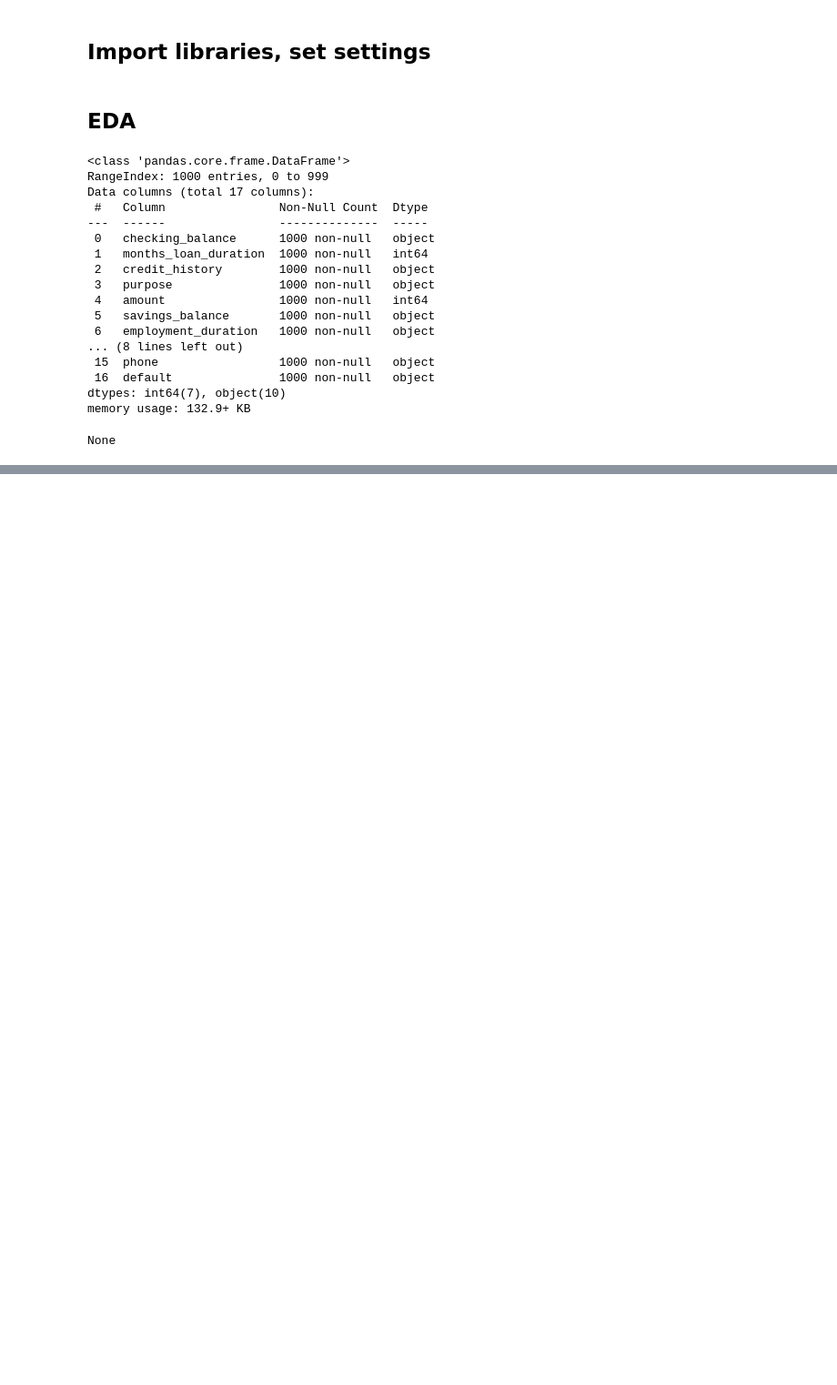
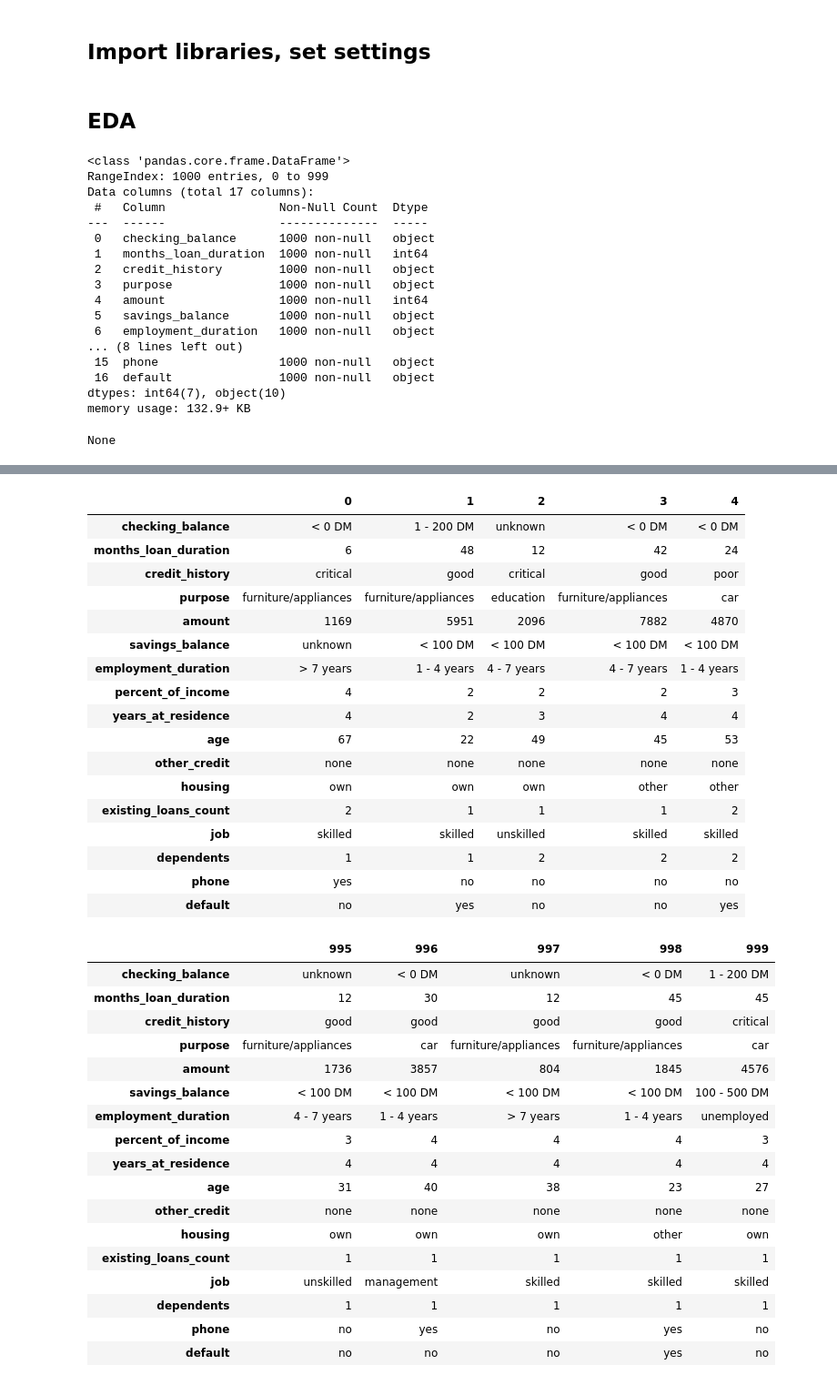
Before and after one commit to AustinCC-CSSO/ACC-ACM-ML-Master-Template, a Jupyter notebook: mastertemplate.ipynb, the cells around one changed output, grey strips where cells are left out. Shown at 91% size. Saved outputs shown, nothing was run; the diff lists cells and outputs as text; code cells hidden in the pictures; blank space fills up the shorter version.

```diff
--- a/mastertemplate.ipynb
+++ b/mastertemplate.ipynb
@@ -47,0 +170,40 @@ None
+# %%
+# head, tail, sample TRANSPOSED
+display(df.head(5).T,df.tail(5).T,df.sample(5).T)
+# %% [output]
+|  | 0 | 1 | 2 | 3 | 4 |
+| checking_balance | < 0 DM | 1 - 200 DM | unknown | < 0 DM | < 0 DM |
+| months_loan_duration | 6 | 48 | 12 | 42 | 24 |
+| credit_history | critical | good | critical | good | poor |
+| purpose | furniture/appliances | furniture/appliances | education | furniture/appliances | car |
+| amount | 1169 | 5951 | 2096 | 7882 | 4870 |
+| savings_balance | unknown | < 100 DM | < 100 DM | < 100 DM | < 100 DM |
+| employment_duration | > 7 years | 1 - 4 years | 4 - 7 years | 4 - 7 years | 1 - 4 years |
+| percent_of_income | 4 | 2 | 2 | 2 | 3 |
+| years_at_residence | 4 | 2 | 3 | 4 | 4 |
+| age | 67 | 22 | 49 | 45 | 53 |
+| other_credit | none | none | none | none | none |
+| housing | own | own | own | other | other |
+| existing_loans_count | 2 | 1 | 1 | 1 | 2 |
+| job | skilled | skilled | unskilled | skilled | skilled |
+| dependents | 1 | 1 | 2 | 2 | 2 |
+| phone | yes | no | no | no | no |
+| default | no | yes | no | no | yes |
+|  | 995 | 996 | 997 | 998 | 999 |
+| checking_balance | unknown | < 0 DM | unknown | < 0 DM | 1 - 200 DM |
+| months_loan_duration | 12 | 30 | 12 | 45 | 45 |
+| credit_history | good | good | good | good | critical |
+| purpose | furniture/appliances | car | furniture/appliances | furniture/appliances | car |
+| amount | 1736 | 3857 | 804 | 1845 | 4576 |
+| savings_balance | < 100 DM | < 100 DM | < 100 DM | < 100 DM | 100 - 500 DM |
+| employment_duration | 4 - 7 years | 1 - 4 years | > 7 years | 1 - 4 years | unemployed |
+| percent_of_income | 3 | 4 | 4 | 4 | 3 |
+| years_at_residence | 4 | 4 | 4 | 4 | 4 |
+| age | 31 | 40 | 38 | 23 | 27 |
+| other_credit | none | none | none | none | none |
+| housing | own | own | own | other | own |
+| existing_loans_count | 1 | 1 | 1 | 1 | 1 |
+| job | unskilled | management | skilled | skilled | skilled |
+| dependents | 1 | 1 | 1 | 1 | 1 |
+| phone | no | yes | no | yes | no |
+| default | no | no | no | yes | no |
```
Also changed, not shown: parts of 10 cells of this notebook.
